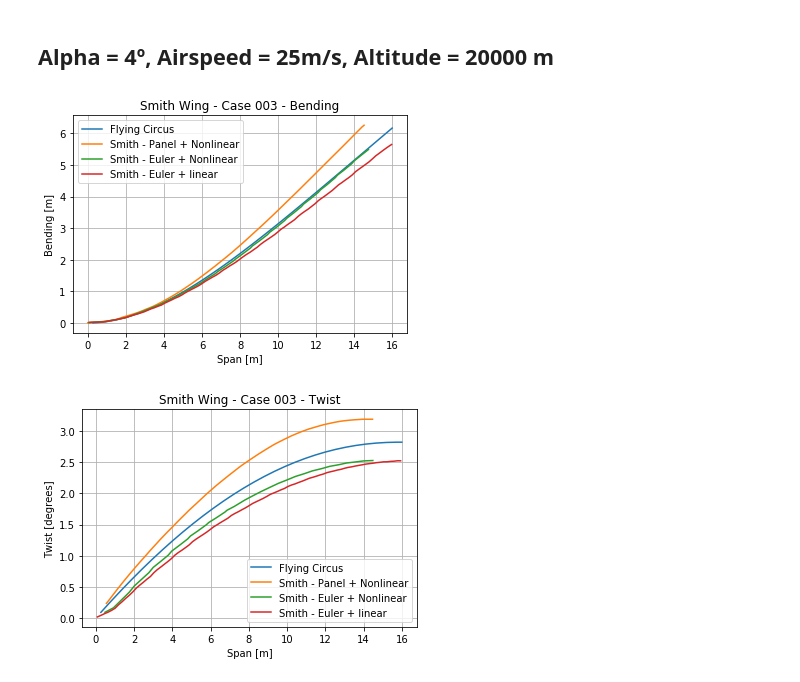
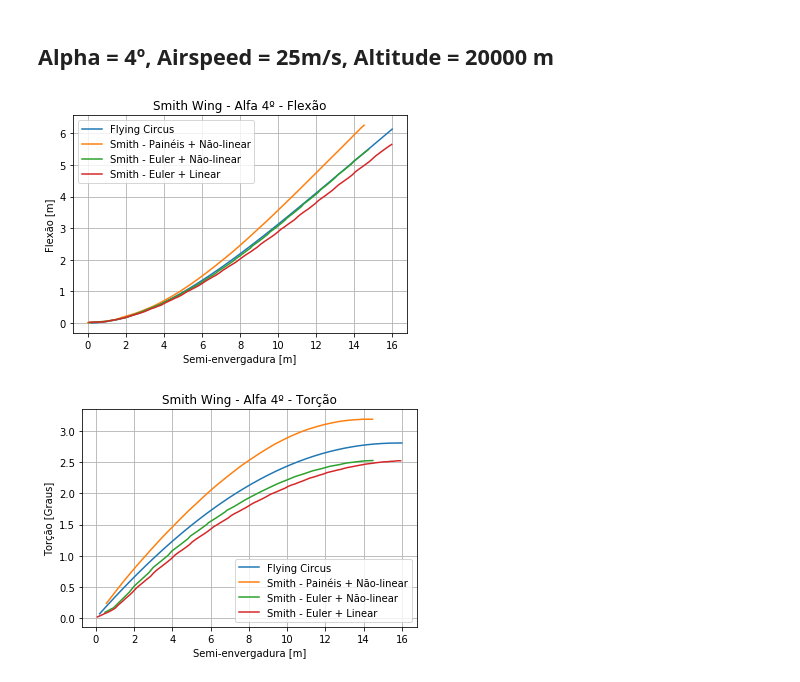
Before and after one commit to joaopaulomcc/flyingcircus, a Jupyter notebook: results/smith_wing/smith_wing_comparisson.ipynb, the cells around one changed output. Saved outputs shown, nothing was run; the diff lists cells and outputs as text; code cells hidden in the pictures.

```diff
--- a/results/smith_wing/smith_wing_comparisson.ipynb
+++ b/results/smith_wing/smith_wing_comparisson.ipynb
@@ -20,6 +22,6 @@ from src import visualization as vis
 # %%
-f = open("results\\results.pckl", "rb")
-results_case1, results_case2, iteration_results_case2, results_case3, iteration_results_case3 = pickle.load(
+f = open("results\\results2.pckl", "rb")
+results_case0, results_case1, results_case2, iteration_results_case2, results_case3, iteration_results_case3 = pickle.load(
     f
 )
 f.close()
@@ -118,36 +126,41 @@ middle = int(len(nodes) / 2) + 1
 # Plot Bending
 fig, ax = plt.subplots()
 ax.plot(nodes[middle:, 1], nodes[middle:, 2], label="Flying Circus")
-ax.plot(bending_data[:, 0], bending_data[:, 1], label="Smith - Panel + Nonlinear")
-ax.plot(bending_data[:, 2], bending_data[:, 3], label="Smith - Euler + Nonlinear")
-ax.plot(bending_data[:, 4], bending_data[:, 5], label="Smith - Euler + linear")
+ax.plot(bending_data[:, 0], bending_data[:, 1], label="Smith - Painéis + Não-linear")
+ax.plot(bending_data[:, 2], bending_data[:, 3], label="Smith - Euler + Não-linear")
+ax.plot(bending_data[:, 4], bending_data[:, 5], label="Smith - Euler + Linear")
 ax.grid()
-ax.set_title("Smith Wing - Case 003 - Bending")
-ax.set_ylabel("Bending [m]")
-ax.set_xlabel("Span [m]")
+ax.set_title("Smith Wing - Alfa 4º - Flexão")
+ax.set_ylabel("Flexão [m]")
+ax.set_xlabel("Semi-envergadura [m]")
 ax.legend()
-fig.savefig("results\\case003_bending.png", dpi=300)
+fig.savefig("results\\smith_comp_bend_4.png", dpi=300)
+
+alpha4_y = nodes[:,1]
+alpha4_bending = nodes[:,2]
 # %% [output]
-[figure, old version]
+[figure, new version]
 # %%
 nodes = deformation_table["aircraft_macrosurfaces_deformed_nodes"][0]
 nodes = nodes[nodes[:, 1].argsort()]
 middle = int(len(nodes) / 2) + 1
 # Plot Bending
 fig, ax = plt.subplots()
 ax.plot(nodes[middle:, 1], np.degrees(nodes[middle:, 4]), label="Flying Circus")
-ax.plot(twist_data[:, 0], twist_data[:, 1], label="Smith - Panel + Nonlinear")
-ax.plot(twist_data[:, 2], twist_data[:, 3], label="Smith - Euler + Nonlinear")
-ax.plot(twist_data[:, 4], twist_data[:, 5], label="Smith - Euler + linear")
+ax.plot(twist_data[:, 0], twist_data[:, 1], label="Smith - Painéis + Não-linear")
+ax.plot(twist_data[:, 2], twist_data[:, 3], label="Smith - Euler + Não-linear")
+ax.plot(twist_data[:, 4], twist_data[:, 5], label="Smith - Euler + Linear")
 ax.grid()
-ax.set_title("Smith Wing - Case 003 - Twist")
-ax.set_ylabel("Twist [degrees]")
-ax.set_xlabel("Span [m]")
+ax.set_title("Smith Wing - Alfa 4º - Torção")
+ax.set_ylabel("Torção [Graus]")
+ax.set_xlabel("Semi-envergadura [m]")
 ax.legend()
 
-fig.savefig("results\\case003_twist.png", dpi=300)
+fig.savefig("results\\smith_comp_twist_4.png", dpi=300)
+
+alpha4_torsion = np.degrees(nodes[:,4])
 # %% [output]
-[figure, old version]
+[figure, new version]
 # %%
 components_loads = loads.functions.calc_load_distribution(
     aircraft_force_grid=results_case3["aircraft_force_grid"],
```
Also changed, not shown: parts of 21 cells of this notebook, 21 other files.
